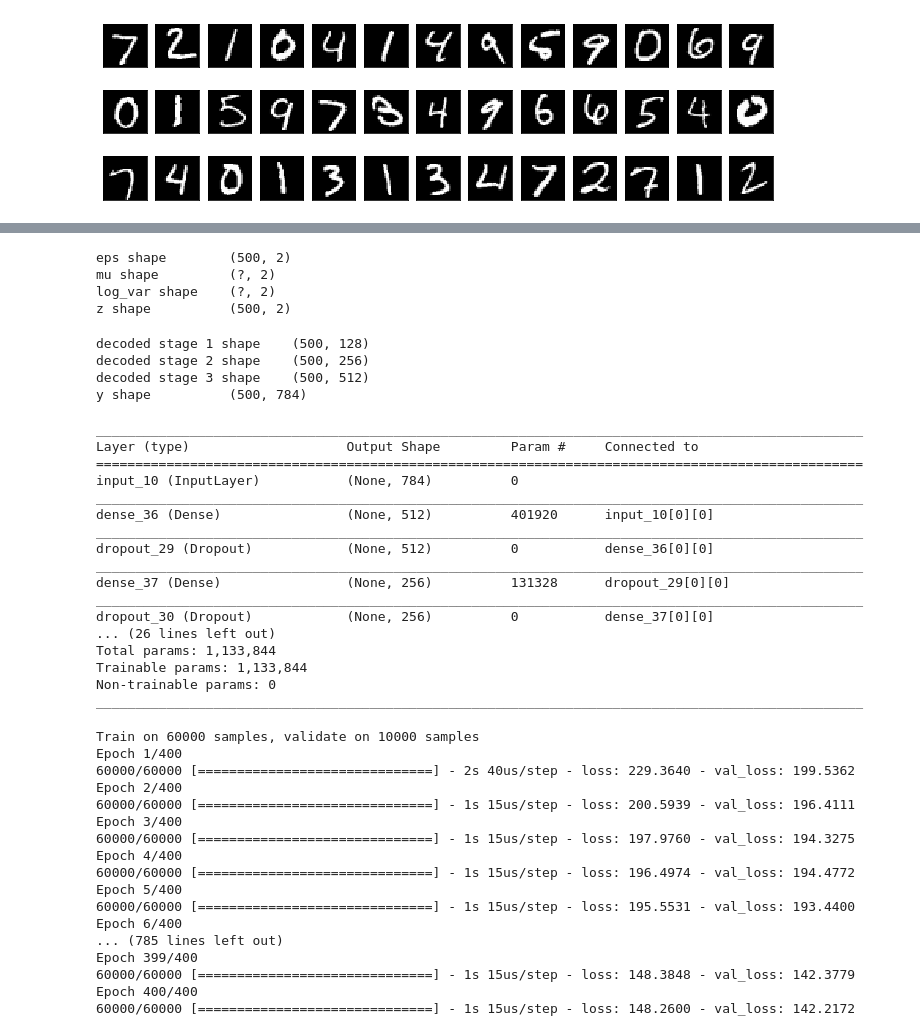
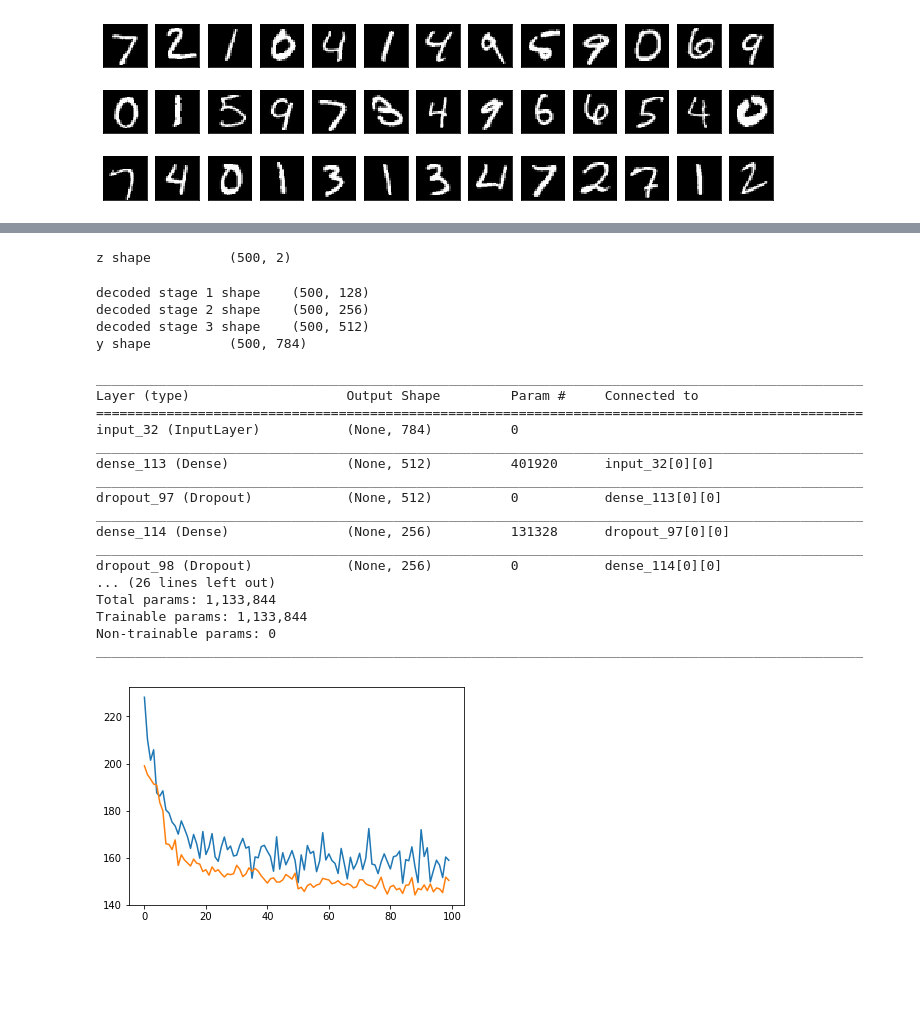
Before and after one commit to ServAlex/JupiterNotebooks, a Jupyter notebook: vae_mnist.ipynb, the cells around one changed output, grey strips where cells are left out. Cells and saved outputs as stored; diff of their text form; code cells hidden in the pictures; blank space fills up the shorter version.

```diff
--- a/vae_mnist.ipynb
+++ b/vae_mnist.ipynb
@@ -102,17 +103,14 @@ log_var shape
 def sampling(args):
     mu, log_var = args
     eps = tf.random.normal(shape=(batch_size_count, z_dim), mean=0., stddev=1.0)
-    print('eps shape\t', eps.shape)
-    print('mu shape\t', mu.shape)
-    print('log_var shape\t', log_var.shape)
+    #print('eps shape\t', eps.shape)
+    #print('mu shape\t', mu.shape)
+    #print('log_var shape\t', log_var.shape)
     return mu + K.exp(log_var) * eps
 
 z = Lambda(sampling, output_shape=(z_dim,))([mu, log_var])
 print('z shape \t', z.shape)
 # %% [output]
-eps shape        (500, 2)
-mu shape         (?, 2)
-log_var shape    (?, 2)
 z shape          (500, 2)
 # %%
 # decoder
@@ -122,15 +120,15 @@ z_decoder3 = Dense(n_hidden, activation='relu')
 y_decoder = Dense(img_dim, activation='sigmoid')
 
 z_decoded = z_decoder1(z)
-z_decoded = Dropout(0.2)(z_decoded)
+z_decoded = Dropout(dropoutLevel1)(z_decoded)
 print('decoded stage 1 shape \t', z_decoded.shape)
 
 z_decoded = z_decoder2(z_decoded)
-z_decoded = Dropout(0.3)(z_decoded)
+z_decoded = Dropout(dropoutLevel2)(z_decoded)
 print('decoded stage 2 shape \t', z_decoded.shape)
 
 z_decoded = z_decoder3(z_decoded)
-z_decoded = Dropout(0.4)(z_decoded)
+z_decoded = Dropout(dropoutLevel3)(z_decoded)
 print('decoded stage 3 shape \t', z_decoded.shape)
 
 y = y_decoder(z_decoded)
@@ -143,27 +141,27 @@ y shape          (500, 784)
 # %%
 # loss
 reconstruction_loss = objectives.binary_crossentropy(input_img, y) * img_dim
-kl_loss = K.sum(K.square(mu) + K.exp(log_var) - log_var - 1, axis = -1)
-vae_loss = reconstruction_loss + beta*kl_loss
+kl_loss = K.sum(beta_mu*K.square(mu) + beta_var*(K.exp(log_var) - log_var - 1), axis = -1)
+vae_loss = reconstruction_loss + kl_loss
 
 # build model
 vae = Model(input_img, y)
 vae.add_loss(vae_loss)
-vae.compile(optimizer='Adadelta')   #'Adadelta', 'rmsprop''Adagrad'
+vae.compile(optimizer=optimizer_name)
 vae.summary()
 # %% [output]
 __________________________________________________________________________________________________
 Layer (type)                    Output Shape         Param #     Connected to
 ==================================================================================================
-input_10 (InputLayer)           (None, 784)          0
+input_32 (InputLayer)           (None, 784)          0
 __________________________________________________________________________________________________
-dense_36 (Dense)                (None, 512)          401920      input_10[0][0]
+dense_113 (Dense)               (None, 512)          401920      input_32[0][0]
 __________________________________________________________________________________________________
-dropout_29 (Dropout)            (None, 512)          0           dense_36[0][0]
+dropout_97 (Dropout)            (None, 512)          0           dense_113[0][0]
 __________________________________________________________________________________________________
-dense_37 (Dense)                (None, 256)          131328      dropout_29[0][0]
+dense_114 (Dense)               (None, 256)          131328      dropout_97[0][0]
 __________________________________________________________________________________________________
-dropout_30 (Dropout)            (None, 256)          0           dense_37[0][0]
+dropout_98 (Dropout)            (None, 256)          0           dense_114[0][0]
 ... (26 lines left out)
 Total params: 1,133,844
 Trainable params: 1,133,844
@@ -172,30 +197,15 @@ ________________________________________________________________________________
 # %%
 
 es = EarlyStopping(monitor='val_loss', mode='min', verbose=1, patience=5)
 
 # fitting
 history = vae.fit(x_train,
        shuffle=True,
        epochs=epochs_count,
        batch_size=batch_size_count,
        validation_data=(x_test, None),
+       callbacks=[plot],
        verbose=1)
 # %% [output]
-Train on 60000 samples, validate on 10000 samples
-Epoch 1/400
-60000/60000 [==============================] - 2s 40us/step - loss: 229.3640 - val_loss: 199.5362
-Epoch 2/400
-60000/60000 [==============================] - 1s 15us/step - loss: 200.5939 - val_loss: 196.4111
-Epoch 3/400
-60000/60000 [==============================] - 1s 15us/step - loss: 197.9760 - val_loss: 194.3275
-Epoch 4/400
-60000/60000 [==============================] - 1s 15us/step - loss: 196.4974 - val_loss: 194.4772
-Epoch 5/400
-60000/60000 [==============================] - 1s 15us/step - loss: 195.5531 - val_loss: 193.4400
-Epoch 6/400
-... (785 lines left out)
-Epoch 399/400
-60000/60000 [==============================] - 1s 15us/step - loss: 148.3848 - val_loss: 142.3779
-Epoch 400/400
-60000/60000 [==============================] - 1s 15us/step - loss: 148.2600 - val_loss: 142.2172
+[figure, added]
 # %%
```
Also changed, not shown: parts of 17 cells of this notebook.
